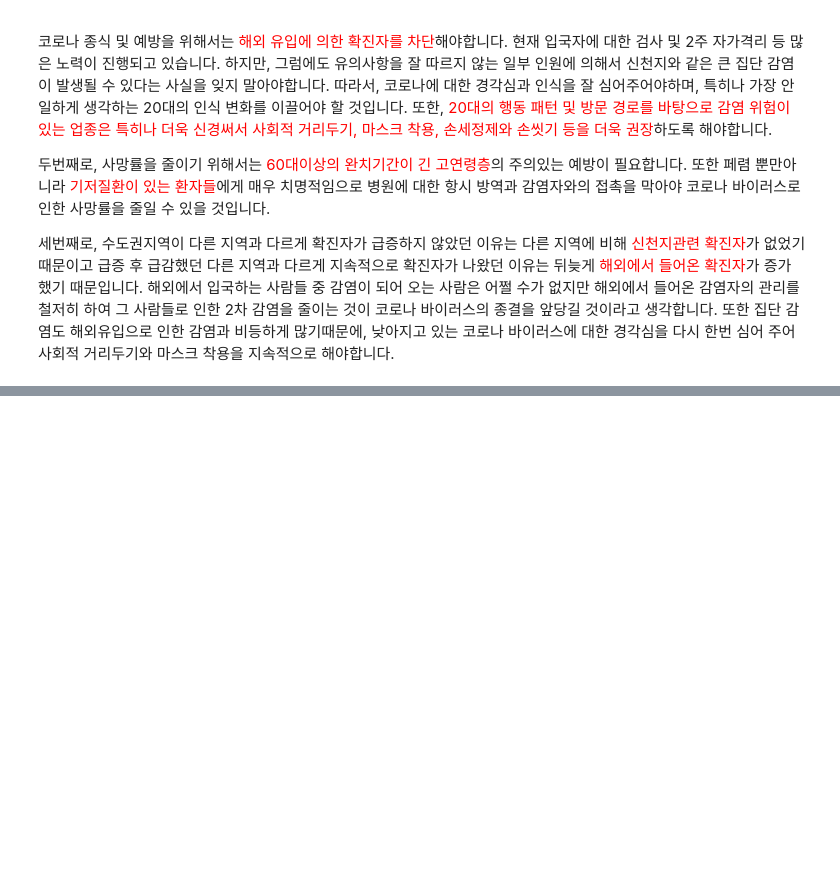
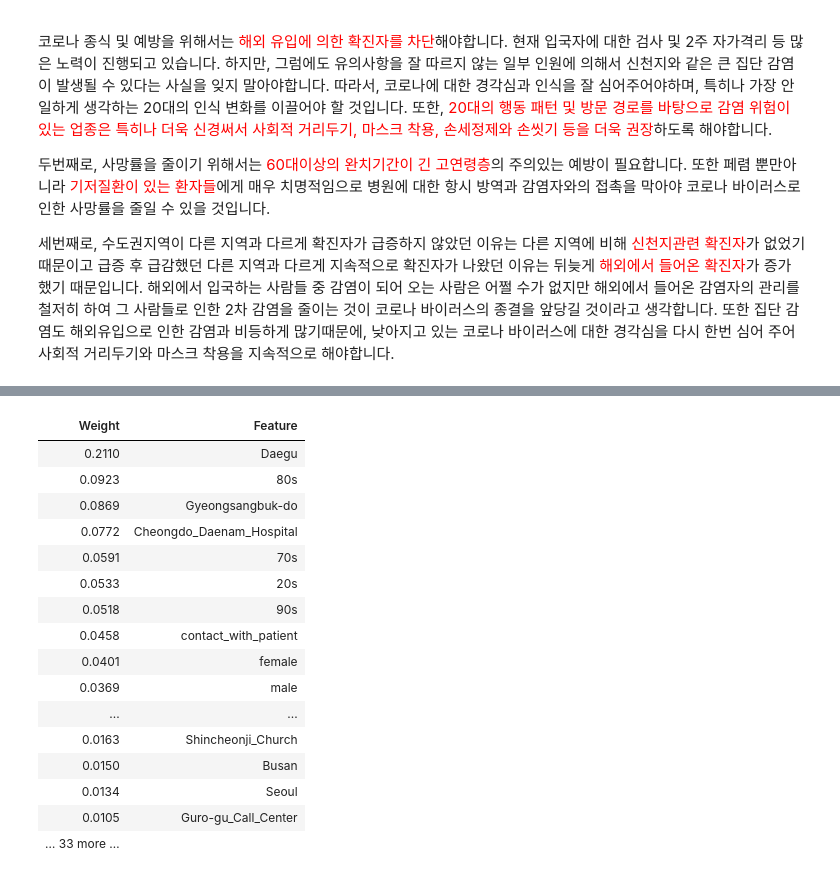
Before and after one commit to chan157/DACON_COVID, a Jupyter notebook: Submission_v2_test2.ipynb, the cells around one changed output, grey strips where cells are left out. Cells and saved outputs as stored; diff of their text form; code cells hidden in the pictures; blank space fills up the shorter version.

```diff
--- a/Submission_v2_test2.ipynb
+++ b/Submission_v2_test2.ipynb
@@ -1441,0 +1491,20 @@ fig.update_layout(title='<b>4월14일부터 4월27일동안의 감염 경로</b>
+# %%
+eli5.show_weights(model)
+# %% [output]
+| Weight | Feature |
+| 0.2110 | Daegu |
+| 0.0923 | 80s |
+| 0.0869 | Gyeongsangbuk-do |
+| 0.0772 | Cheongdo_Daenam_Hospital |
+| 0.0591 | 70s |
+| 0.0533 | 20s |
+| 0.0518 | 90s |
+| 0.0458 | contact_with_patient |
+| 0.0401 | female |
+| 0.0369 | male |
+| ... | ... |
+| 0.0163 | Shincheonji_Church |
+| 0.0150 | Busan |
+| 0.0134 | Seoul |
+| 0.0105 | Guro-gu_Call_Center |
+| … 33 more … |  |
```
Also changed, not shown: parts of 41 cells of this notebook.
